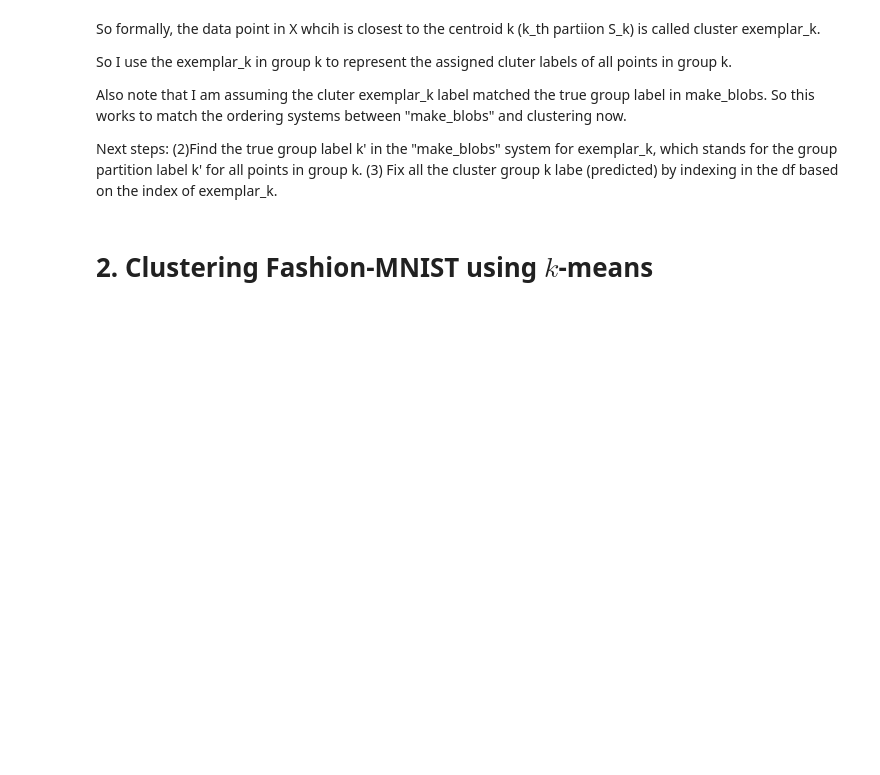
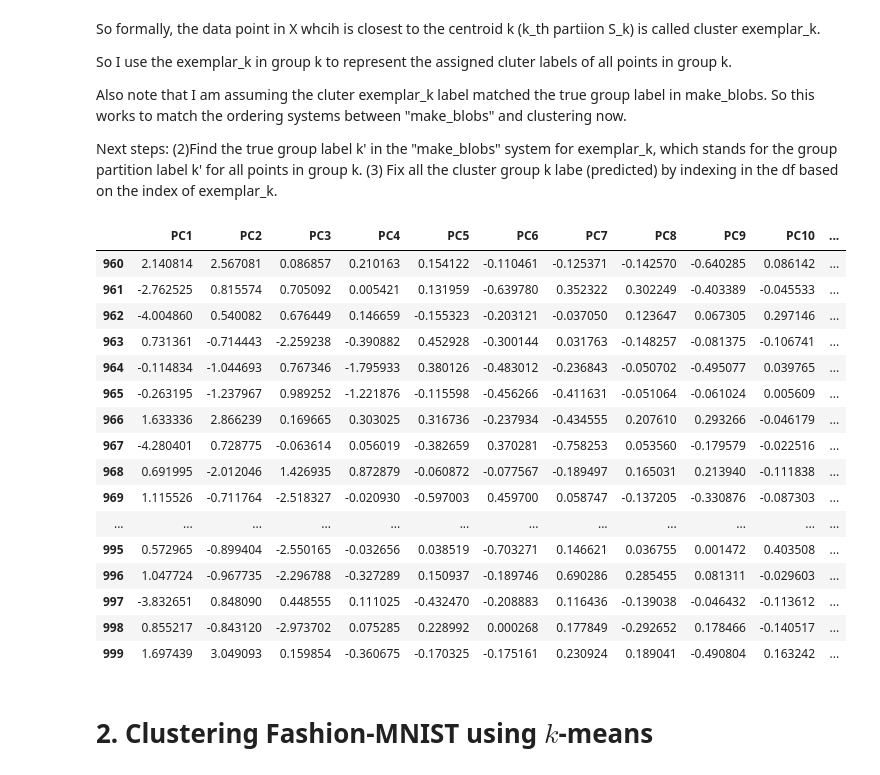
Before and after one commit to Yuyang-Yao/Math_-5750_Project2, a Jupyter notebook: project2.ipynb, the cells around one changed output. Saved outputs shown, nothing was run; the diff lists cells and outputs as text; code cells hidden in the pictures; blank space fills up the shorter version.

```diff
--- a/project2.ipynb
+++ b/project2.ipynb
@@ -311,6 +310,32 @@ So I use the exemplar_k in group k to represent the assigned cluter labels of al
 Also note that I am assuming the cluter exemplar_k label matched the true group label in make_blobs. So this works to match the ordering systems between "make_blobs" and clustering  now.
 
 Next steps: (2)Find the true group label k' in the "make_blobs" system for exemplar_k, which stands for the group partition label k' for all points in group k. (3) Fix all the cluster group k labe (predicted) by indexing in the df based on the index of exemplar_k.
+# %%
+for i in range(5):
+  #df_plot_Q1.loc[df_plot_Q1["cluster group Q1"] == i, "cluster group Q1"] = df_plot_Q1[df_plot_Q1["True group label Q1"][closest_index_or_cluster_examplar_index_that_coressponds_in_X[i]]]
+  df_plot_Q1.loc[df_plot_Q1["cluster group Q1"] == i, "cluster group Q1"] = df_plot_Q1.loc[closest_index_or_cluster_examplar_index_that_coressponds_in_X[i],'True group label Q1']
+  #Note1: df.loc[x,y], value of (x,y)th entry in df
+  #Note2:  above code: all integer i in "cluster group Q1" column → df_plot_Q1.loc[x,'True group label Q1'], where x= index of exempler_i
+# %%
+df_plot_Q1.tail(40)
+# %% [output]
+|  | PC1 | PC2 | PC3 | PC4 | PC5 | PC6 | PC7 | PC8 | PC9 | PC10 | ... |
+| 960 | 2.140814 | 2.567081 | 0.086857 | 0.210163 | 0.154122 | -0.110461 | -0.125371 | -0.142570 | -0.640285 | 0.086142 | ... |
+| 961 | -2.762525 | 0.815574 | 0.705092 | 0.005421 | 0.131959 | -0.639780 | 0.352322 | 0.302249 | -0.403389 | -0.045533 | ... |
+| 962 | -4.004860 | 0.540082 | 0.676449 | 0.146659 | -0.155323 | -0.203121 | -0.037050 | 0.123647 | 0.067305 | 0.297146 | ... |
+| 963 | 0.731361 | -0.714443 | -2.259238 | -0.390882 | 0.452928 | -0.300144 | 0.031763 | -0.148257 | -0.081375 | -0.106741 | ... |
+| 964 | -0.114834 | -1.044693 | 0.767346 | -1.795933 | 0.380126 | -0.483012 | -0.236843 | -0.050702 | -0.495077 | 0.039765 | ... |
+| 965 | -0.263195 | -1.237967 | 0.989252 | -1.221876 | -0.115598 | -0.456266 | -0.411631 | -0.051064 | -0.061024 | 0.005609 | ... |
+| 966 | 1.633336 | 2.866239 | 0.169665 | 0.303025 | 0.316736 | -0.237934 | -0.434555 | 0.207610 | 0.293266 | -0.046179 | ... |
+| 967 | -4.280401 | 0.728775 | -0.063614 | 0.056019 | -0.382659 | 0.370281 | -0.758253 | 0.053560 | -0.179579 | -0.022516 | ... |
+| 968 | 0.691995 | -2.012046 | 1.426935 | 0.872879 | -0.060872 | -0.077567 | -0.189497 | 0.165031 | 0.213940 | -0.111838 | ... |
+| 969 | 1.115526 | -0.711764 | -2.518327 | -0.020930 | -0.597003 | 0.459700 | 0.058747 | -0.137205 | -0.330876 | -0.087303 | ... |
+| ... | ... | ... | ... | ... | ... | ... | ... | ... | ... | ... | ... |
+| 995 | 0.572965 | -0.899404 | -2.550165 | -0.032656 | 0.038519 | -0.703271 | 0.146621 | 0.036755 | 0.001472 | 0.403508 | ... |
+| 996 | 1.047724 | -0.967735 | -2.296788 | -0.327289 | 0.150937 | -0.189746 | 0.690286 | 0.285455 | 0.081311 | -0.029603 | ... |
+| 997 | -3.832651 | 0.848090 | 0.448555 | 0.111025 | -0.432470 | -0.208883 | 0.116436 | -0.139038 | -0.046432 | -0.113612 | ... |
+| 998 | 0.855217 | -0.843120 | -2.973702 | 0.075285 | 0.228992 | 0.000268 | 0.177849 | -0.292652 | 0.178466 | -0.140517 | ... |
+| 999 | 1.697439 | 3.049093 | 0.159854 | -0.360675 | -0.170325 | -0.175161 | 0.230924 | 0.189041 | -0.490804 | 0.163242 | ... |
 # %% [markdown]
 # 2. Clustering Fashion-MNIST using $k$-means
 # %%
```
Also changed, not shown: parts of 2 cells of this notebook.
